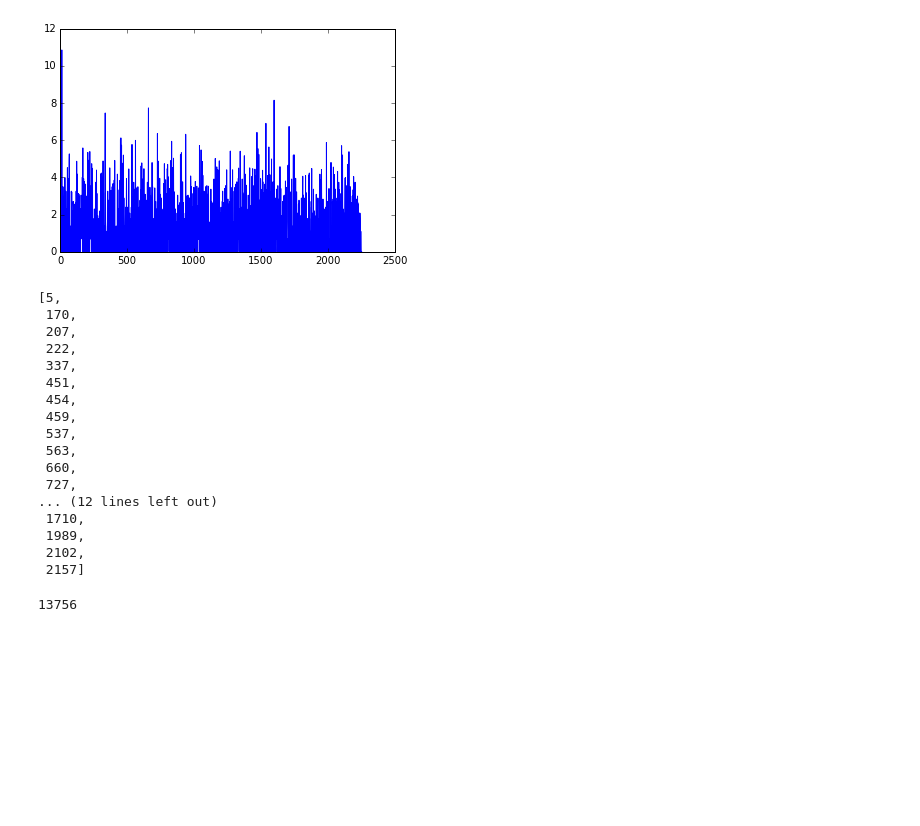
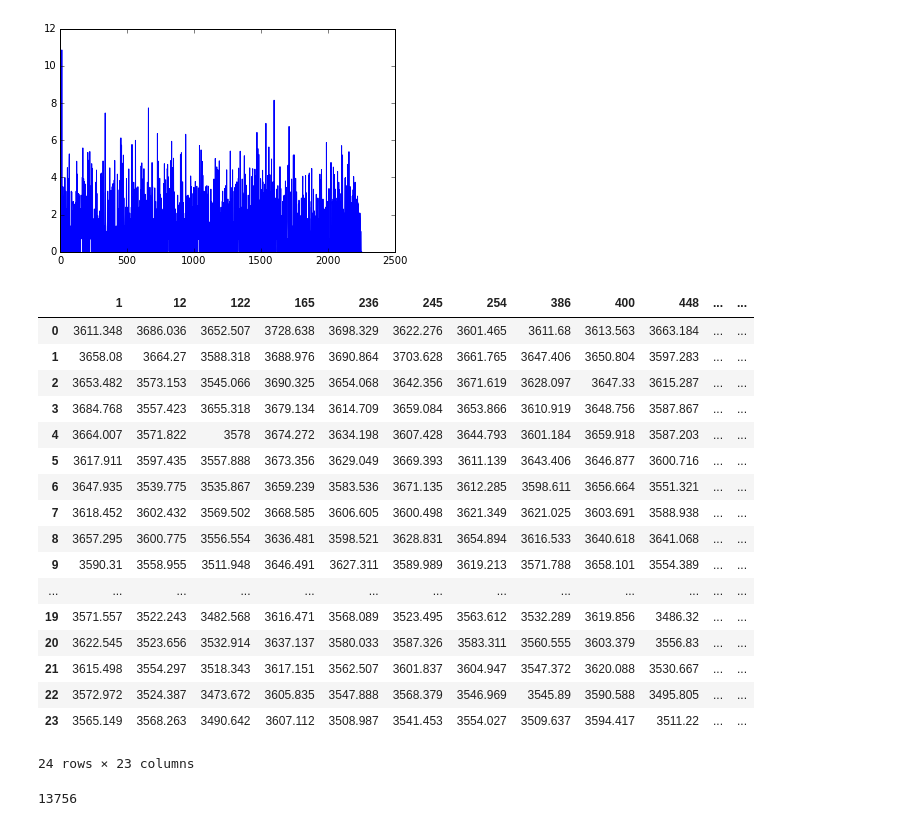
Before and after one commit to rraadd88/htsimaging, a Jupyter notebook: htsimaging/test_nd2vid.ipynb, the cells around one changed output. Saved outputs shown, nothing was run; the diff lists cells and outputs as text; code cells hidden in the pictures; blank space fills up the shorter version.

```diff
--- a/htsimaging/test_nd2vid.ipynb
+++ b/htsimaging/test_nd2vid.ipynb
@@ -202,25 +206,27 @@ plt.plot(np.log(regions_areas))
 # %%
 # np.any(regions_index_large_bool)
 # imshow(booli)
-regions_index_large
+# regions_index_large
+kins_mean
 # %% [output]
+|  | 1 | 12 | 122 | 165 | 236 | 245 | 254 | 386 | 400 | 448 | ... | ... |
+| 0 | 3611.348 | 3686.036 | 3652.507 | 3728.638 | 3698.329 | 3622.276 | 3601.465 | 3611.68 | 3613.563 | 3663.184 | ... | ... |
+| 1 | 3658.08 | 3664.27 | 3588.318 | 3688.976 | 3690.864 | 3703.628 | 3661.765 | 3647.406 | 3650.804 | 3597.283 | ... | ... |
+| 2 | 3653.482 | 3573.153 | 3545.066 | 3690.325 | 3654.068 | 3642.356 | 3671.619 | 3628.097 | 3647.33 | 3615.287 | ... | ... |
+| 3 | 3684.768 | 3557.423 | 3655.318 | 3679.134 | 3614.709 | 3659.084 | 3653.866 | 3610.919 | 3648.756 | 3587.867 | ... | ... |
+| 4 | 3664.007 | 3571.822 | 3578 | 3674.272 | 3634.198 | 3607.428 | 3644.793 | 3601.184 | 3659.918 | 3587.203 | ... | ... |
+| 5 | 3617.911 | 3597.435 | 3557.888 | 3673.356 | 3629.049 | 3669.393 | 3611.139 | 3643.406 | 3646.877 | 3600.716 | ... | ... |
+| 6 | 3647.935 | 3539.775 | 3535.867 | 3659.239 | 3583.536 | 3671.135 | 3612.285 | 3598.611 | 3656.664 | 3551.321 | ... | ... |
+| 7 | 3618.452 | 3602.432 | 3569.502 | 3668.585 | 3606.605 | 3600.498 | 3621.349 | 3621.025 | 3603.691 | 3588.938 | ... | ... |
+| 8 | 3657.295 | 3600.775 | 3556.554 | 3636.481 | 3598.521 | 3628.831 | 3654.894 | 3616.533 | 3640.618 | 3641.068 | ... | ... |
+| 9 | 3590.31 | 3558.955 | 3511.948 | 3646.491 | 3627.311 | 3589.989 | 3619.213 | 3571.788 | 3658.101 | 3554.389 | ... | ... |
+| ... | ... | ... | ... | ... | ... | ... | ... | ... | ... | ... | ... | ... |
+| 19 | 3571.557 | 3522.243 | 3482.568 | 3616.471 | 3568.089 | 3523.495 | 3563.612 | 3532.289 | 3619.856 | 3486.32 | ... | ... |
+| 20 | 3622.545 | 3523.656 | 3532.914 | 3637.137 | 3580.033 | 3587.326 | 3583.311 | 3560.555 | 3603.379 | 3556.83 | ... | ... |
+| 21 | 3615.498 | 3554.297 | 3518.343 | 3617.151 | 3562.507 | 3601.837 | 3604.947 | 3547.372 | 3620.088 | 3530.667 | ... | ... |
+| 22 | 3572.972 | 3524.387 | 3473.672 | 3605.835 | 3547.888 | 3568.379 | 3546.969 | 3545.89 | 3590.588 | 3495.805 | ... | ... |
+| 23 | 3565.149 | 3568.263 | 3490.642 | 3607.112 | 3508.987 | 3541.453 | 3554.027 | 3509.637 | 3594.417 | 3511.22 | ... | ... |
-[5,
- 170,
- 207,
- 222,
- 337,
- 451,
- 454,
- 459,
- 537,
- 563,
- 660,
- 727,
-... (12 lines left out)
- 1710,
- 1989,
- 2102,
- 2157]
+24 rows × 23 columns
 # %%
 # plt.imshow(arr_list[0])
 plt.imshow(regions_cleaned)
```
Also changed, not shown: parts of 10 cells of this notebook, 1 other file.
